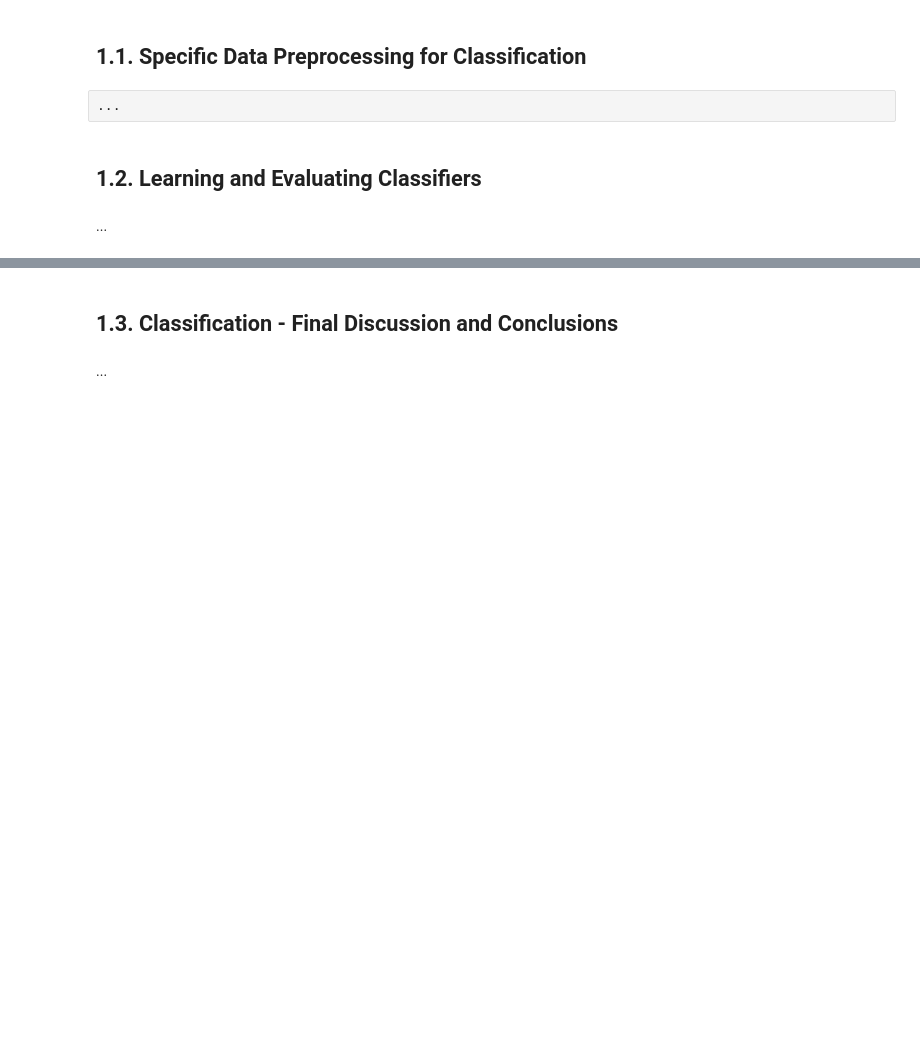
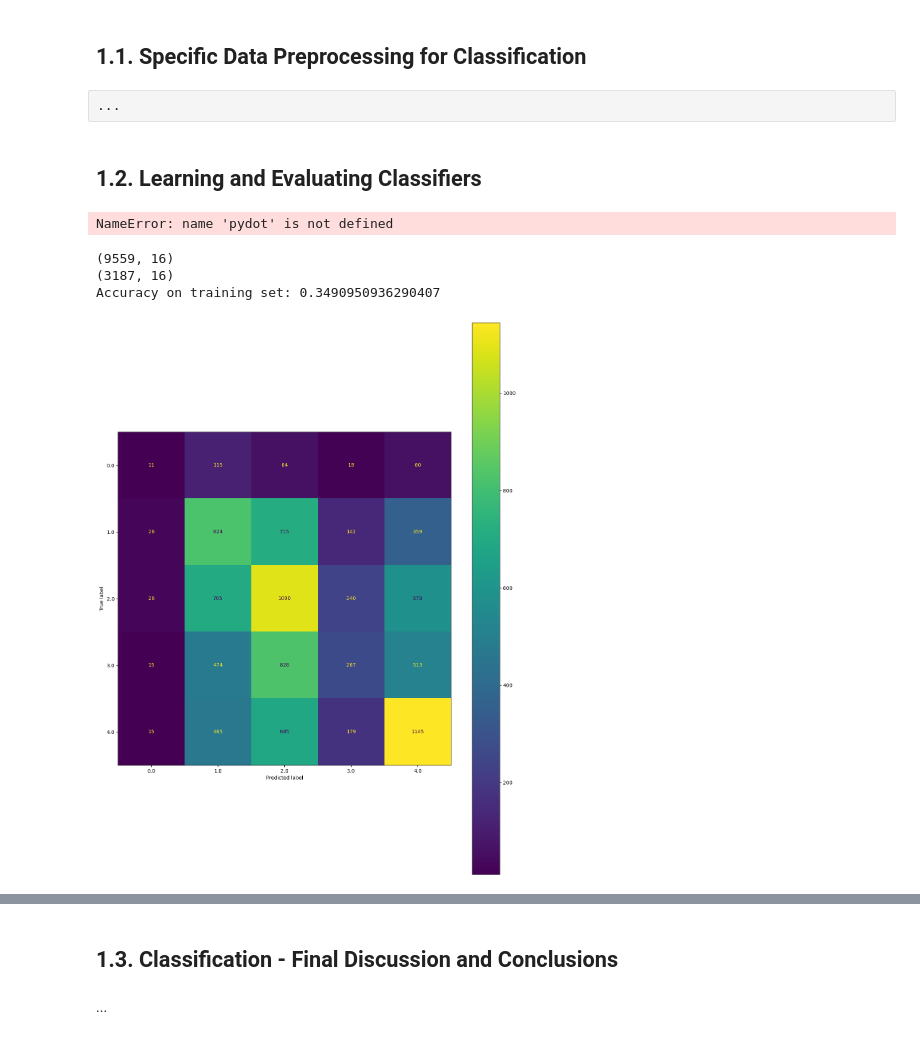
Before and after one commit to FilipeMarquesN/Machine-Learning-Project, a Jupyter notebook: AA_202425_Project.ipynb, the cells around one changed output, grey strips where cells are left out. Saved outputs shown, nothing was run; the diff lists cells and outputs as text; code cells hidden in the pictures; blank space fills up the shorter version.

```diff
--- a/AA_202425_Project.ipynb
+++ b/AA_202425_Project.ipynb
@@ -245,5 +249,64 @@ In this task you should target 3 classification tasks:
 ...
 # %% [markdown]
 ## 1.2. Learning and Evaluating Classifiers
-# %% [markdown]
-...
+# %%
+####ESTÁ ERRADO REVER
+
+
+from sklearn import tree
+def display_tree(tree_to_display, feature_names, class_names, fname, figsize=(10,10)):
+    # Converter class_names para strings
+    class_names = [str(name) for name in class_names.unique()]
+
+    dot_data = tree.export_graphviz(
+        tree_to_display,
+        out_file=fname,
+        feature_names=feature_names,
+        class_names=class_names,
+        filled=True,
+        rounded=True,
+        special_characters=True
+    )
+
+    (graph,) = pydot.graph_from_dot_file(fname)
+    graph.write_png(fname + ".png")
+    img = mpimg.imread(fname + ".png")
+    plt.figure(figsize=figsize)
+    imgplot = plt.imshow(img)
+    plt.axis("off")  # Remove eixos para melhorar visualização
+    plt.show()
+
+display_tree(dt_Cart_Gini, features, df['AdoptionSpeed'],fname)
+# %% [output]
+NameError: name 'pydot' is not defined
+# %%
+#NB TEMOS DE VER QUAIS OS MELHORES :/ 0.34 N GOOD
+#Modelo Probabilistico
+
+from sklearn.naive_bayes import GaussianNB
+
+gnb = GaussianNB()
+X_train, X_test, y_train, y_test = train_test_split(table_X, table_y, random_state=0)
+
+print(X_train.shape)
+print(X_test.shape)
+gnb = gnb.fit(X_train, y_train)
+gnb.predict_proba(X_train)
+print("Accuracy on training set:",  gnb.score(X_train, y_train))
+y_train_pred = gnb.predict(X_train)
+y_train_pred
+%matplotlib inline
+from sklearn.metrics import confusion_matrix,  ConfusionMatrixDisplay
+import matplotlib.pyplot as plt
+
+cm_train = confusion_matrix(y_train, y_train_pred)
+
+disp = ConfusionMatrixDisplay(confusion_matrix=cm_train,
+                              display_labels=gnb.classes_)
+disp.plot()
+plt.show()
+# %% [output]
+(9559, 16)
+(3187, 16)
+Accuracy on training set: 0.3490950936290407
+[figure, added]
```
Also changed, not shown: parts of 5 cells of this notebook.
